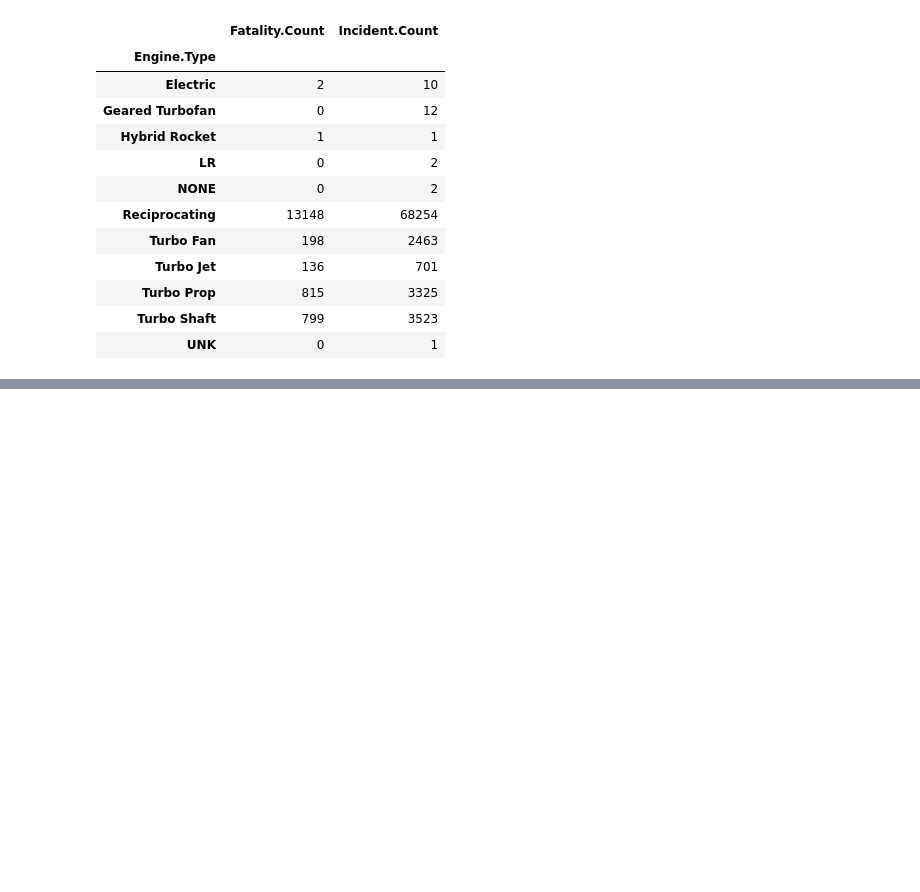
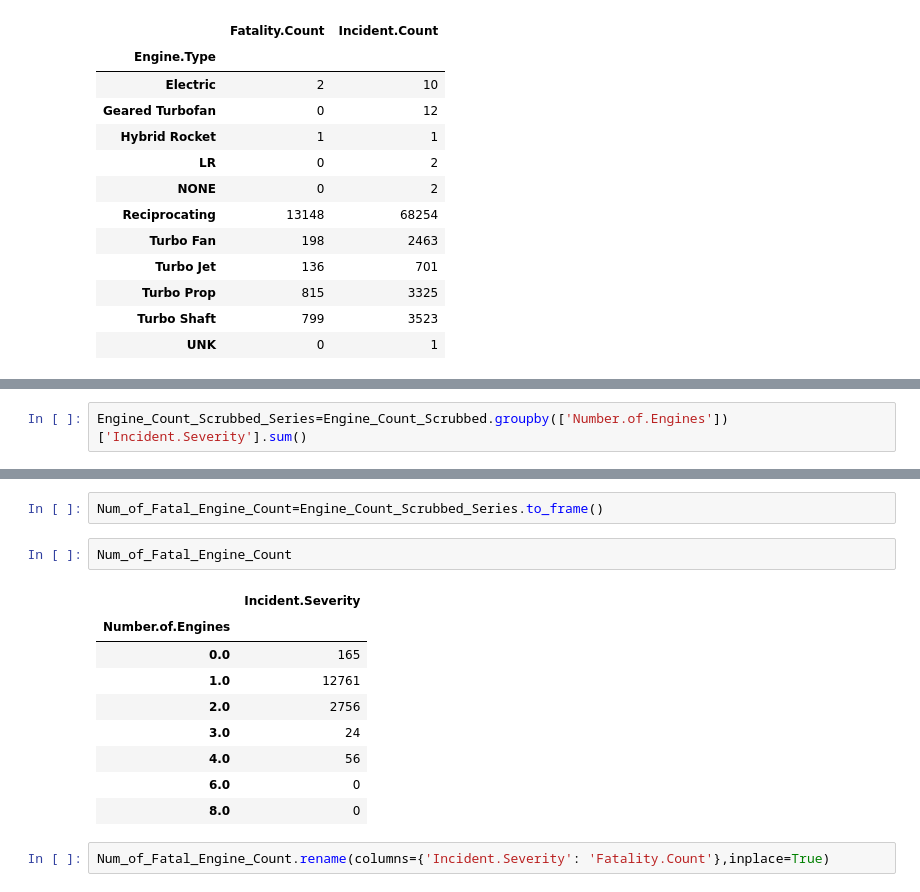
Before and after one commit to AndrewReusche/dsc-phase-1-project-v3, a Jupyter notebook: student.ipynb, the cells around one changed output, grey strips where cells are left out. Cells and saved outputs as stored; diff of their text form; blank space fills up the shorter version.

```diff
--- a/student.ipynb
+++ b/student.ipynb
@@ -988,0 +1058,2 @@ Engine_Fatality_Analysis
+# %%
+Engine_Count_Scrubbed_Series=Engine_Count_Scrubbed.groupby(['Number.of.Engines'])['Incident.Severity'].sum()
@@ -988,0 +1072,16 @@ Engine_Fatality_Analysis
+# %%
+Num_of_Fatal_Engine_Count=Engine_Count_Scrubbed_Series.to_frame()
+# %%
+Num_of_Fatal_Engine_Count
+# %% [output]
+|  | Incident.Severity |
+| Number.of.Engines |  |
+| 0.0 | 165 |
+| 1.0 | 12761 |
+| 2.0 | 2756 |
+| 3.0 | 24 |
+| 4.0 | 56 |
+| 6.0 | 0 |
+| 8.0 | 0 |
+# %%
+Num_of_Fatal_Engine_Count.rename(columns={'Incident.Severity': 'Fatality.Count'},inplace=True)
```
Also changed, not shown: parts of 20 cells of this notebook.
